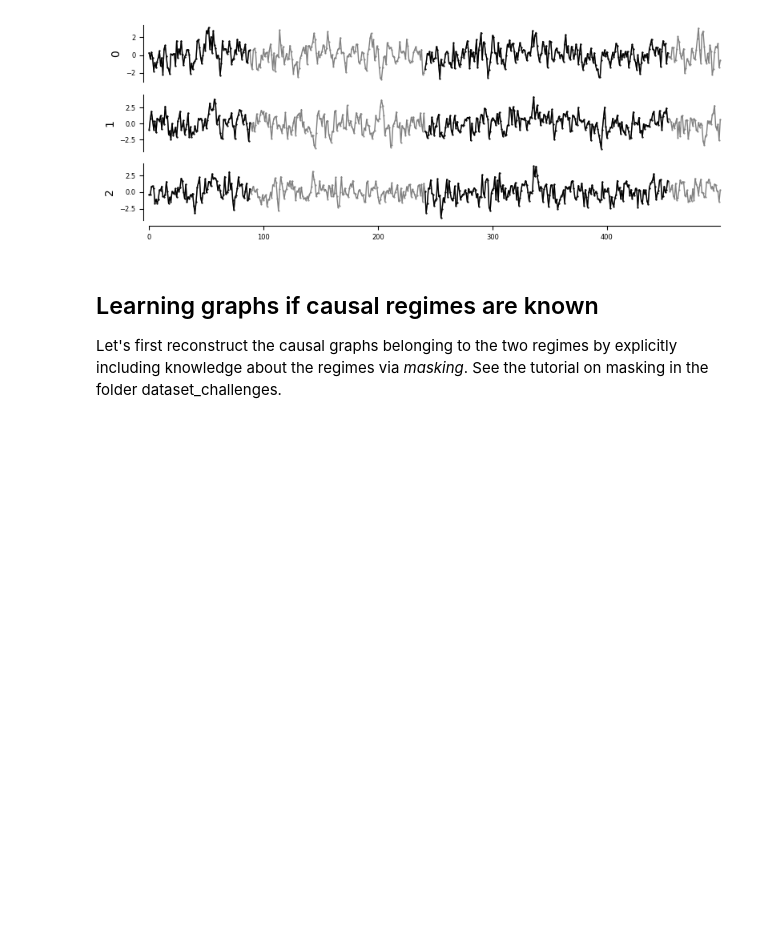
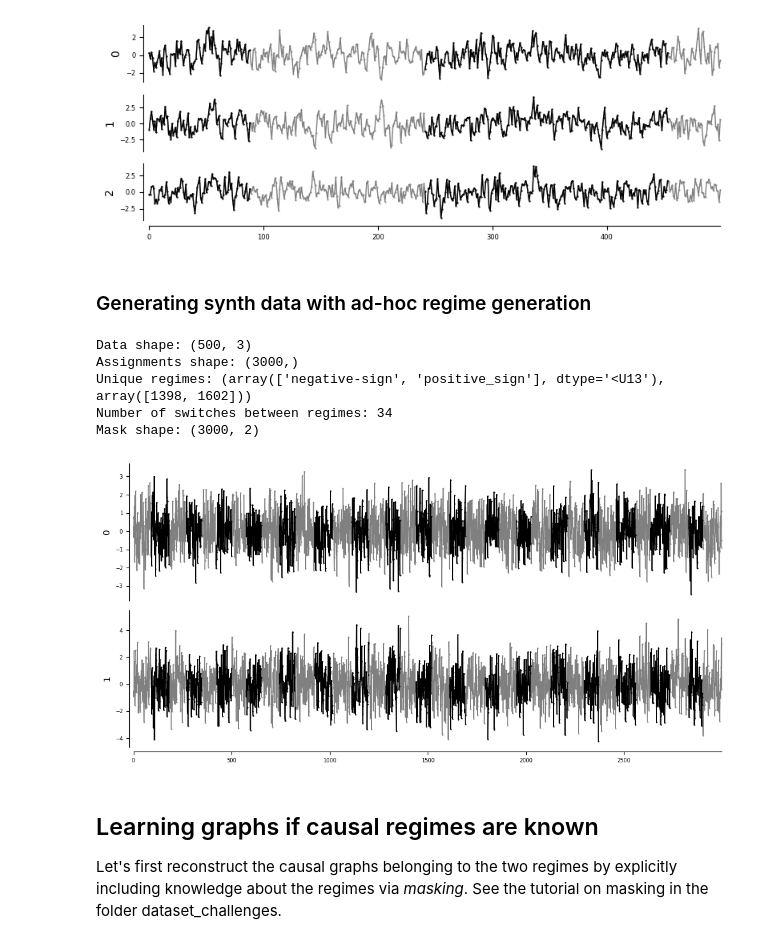
Before and after one commit to michelexyz/ML4G, a Jupyter notebook: synthetic_data_study_reproduction.ipynb, the cells around one changed output. Drawn from its saved outputs; the diff is of its cells as text; code cells hidden in the pictures; blank space fills up the shorter version.

Commit message:
reproduced sign 12

```diff
--- a/synthetic_data_study_reproduction.ipynb
+++ b/synthetic_data_study_reproduction.ipynb
@@ -60,6 +60,65 @@ dataframe_plotting = pp.DataFrame(data, mask=data_mask)
 tp.plot_timeseries(dataframe_plotting, figsize=(8,3), grey_masked_samples='data'); plt.show()
 # %% [output]
 [figure]
+# %% [markdown]
+### Generating synth data with ad-hoc regime generation
+# %%
+from PCMCI_RNN.data_generator import RegimeDataGenerator
+
+sign_12 = {
+        'positive_sign': {
+            'min_length': 70,
+            'max_length': 100,
+            'relationships': {
+                1: {
+                    0: {0: 0.2},
+                    1: {1: 0.2, 0: 0.8}
+                }
+            }
+        },
+        'negative-sign': {
+            'min_length': 70,
+            'max_length': 100,
+            'relationships': {
+                1: {
+                    0: {0: 0.2},
+                    1: {1: 0.2, 0: -0.8}
+                }
+            }
+        }
+    }
+
+T = 3000
+generator = RegimeDataGenerator(
+        regime_definitions=sign_12,
+        n_vars=2,
+        T=T,
+        seed=43,
+        noise_std=1.0,
+        cycle_regimes=False,  # pick randomly, excluding last regime
+    )
+
+sign_12_data, assignments, number_of_switches= generator.generate_data()
+
+print("Data shape:", data.shape)
+print("Assignments shape:", assignments.shape)
+print("Unique regimes:", np.unique(assignments, return_counts=True))
+print("Number of switches between regimes:", number_of_switches)
+
+positive_mask = generator.create_mask_for_regime(assignments, "positive_sign")
+print("Mask shape:", positive_mask.shape)
+# %% [output]
+Data shape: (500, 3)
+Assignments shape: (3000,)
+Unique regimes: (array(['negative-sign', 'positive_sign'], dtype='<U13'), array([1398, 1602]))
+Number of switches between regimes: 34
+Mask shape: (3000, 2)
+# %%
+datatime = np.arange(T)
+dataframe_plotting = pp.DataFrame(sign_12_data, mask=positive_mask)
+tp.plot_timeseries(dataframe_plotting, figsize=(10,5), grey_masked_samples='data'); plt.show()
+# %% [output]
+[figure, added]
 # %% [markdown]
 ## Learning graphs if causal regimes are known
 
```
Also changed, not shown: parts of 9 cells of this notebook, 7 other files.
